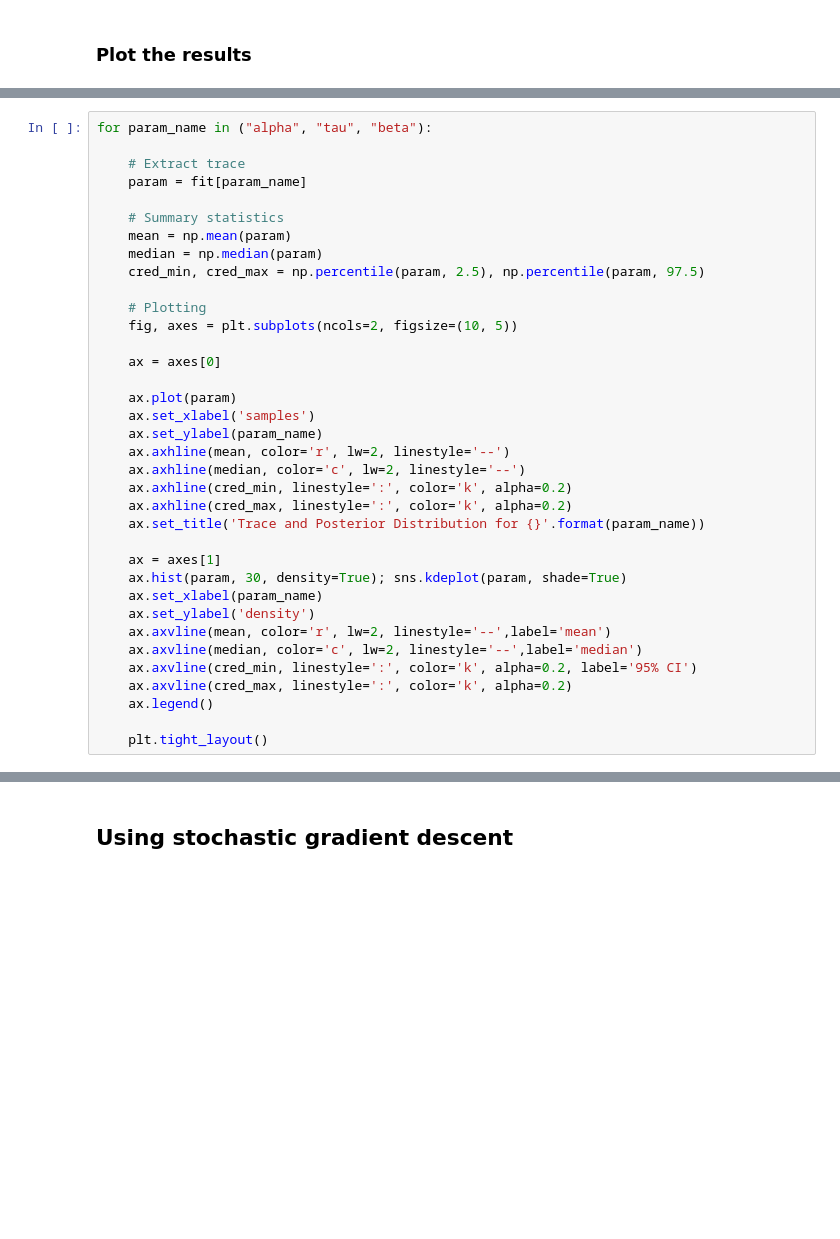
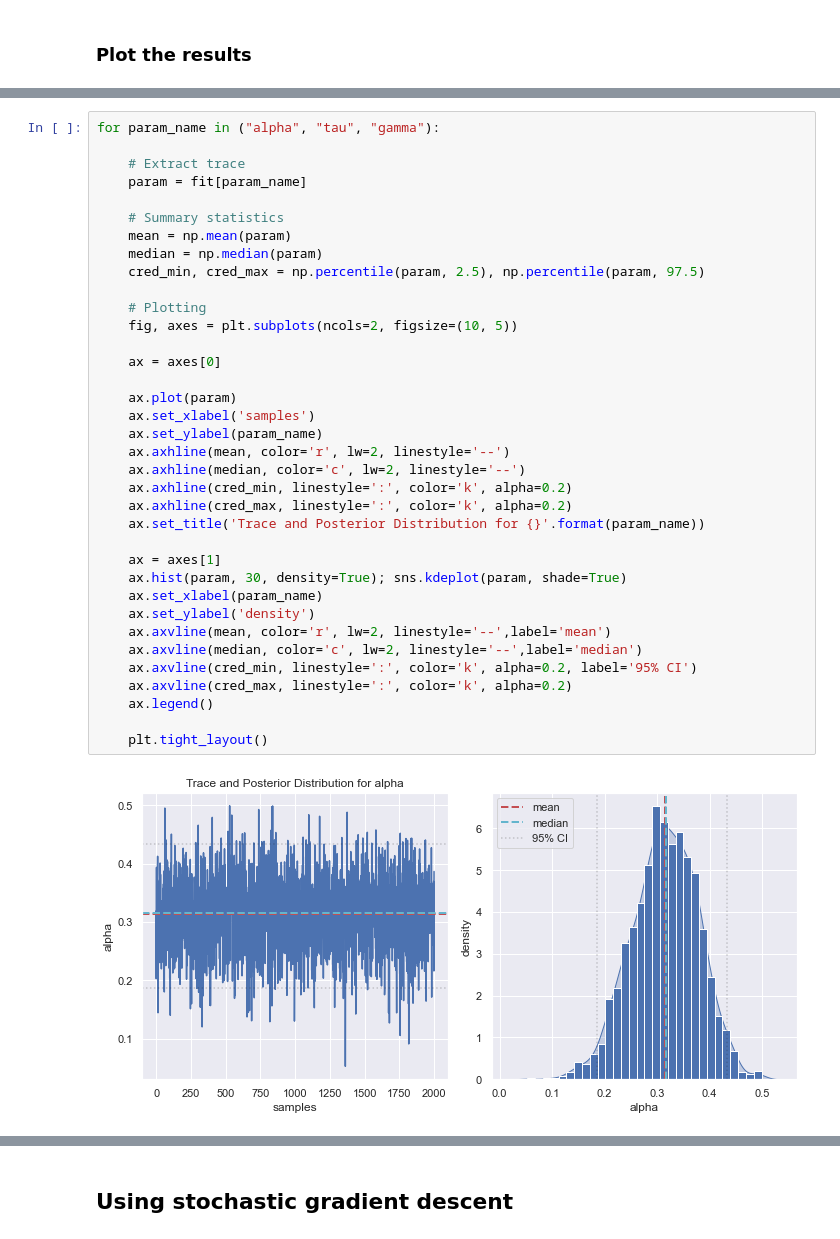
Before and after one commit to AurelienNioche/BayesianCogSci, a Jupyter notebook: likelihood_based/cumulative_prospect_theory.ipynb, the cells around one changed output, grey strips where cells are left out. Cells and saved outputs as stored; diff of their text form; blank space fills up the shorter version.

```diff
--- a/likelihood_based/cumulative_prospect_theory.ipynb
+++ b/likelihood_based/cumulative_prospect_theory.ipynb
@@ -533,5 +397,5 @@ plt.show()
 # %%
-for param_name in ("alpha", "tau", "beta"):
+for param_name in ("alpha", "tau", "gamma"):
 
     # Extract trace
     param = fit[param_name]
@@ -539,30 +403,32 @@ for param_name in ("alpha", "tau", "beta"):
     # Summary statistics
     mean = np.mean(param)
     median = np.median(param)
     cred_min, cred_max = np.percentile(param, 2.5), np.percentile(param, 97.5)
 
     # Plotting
     fig, axes = plt.subplots(ncols=2, figsize=(10, 5))
 
     ax = axes[0]
 
     ax.plot(param)
     ax.set_xlabel('samples')
     ax.set_ylabel(param_name)
     ax.axhline(mean, color='r', lw=2, linestyle='--')
     ax.axhline(median, color='c', lw=2, linestyle='--')
     ax.axhline(cred_min, linestyle=':', color='k', alpha=0.2)
     ax.axhline(cred_max, linestyle=':', color='k', alpha=0.2)
     ax.set_title('Trace and Posterior Distribution for {}'.format(param_name))
 
     ax = axes[1]
     ax.hist(param, 30, density=True); sns.kdeplot(param, shade=True)
     ax.set_xlabel(param_name)
     ax.set_ylabel('density')
     ax.axvline(mean, color='r', lw=2, linestyle='--',label='mean')
     ax.axvline(median, color='c', lw=2, linestyle='--',label='median')
     ax.axvline(cred_min, linestyle=':', color='k', alpha=0.2, label='95% CI')
     ax.axvline(cred_max, linestyle=':', color='k', alpha=0.2)
     ax.legend()
 
     plt.tight_layout()
+# %% [output]
+[figure, added]
```
Also changed, not shown: parts of 24 cells of this notebook.
